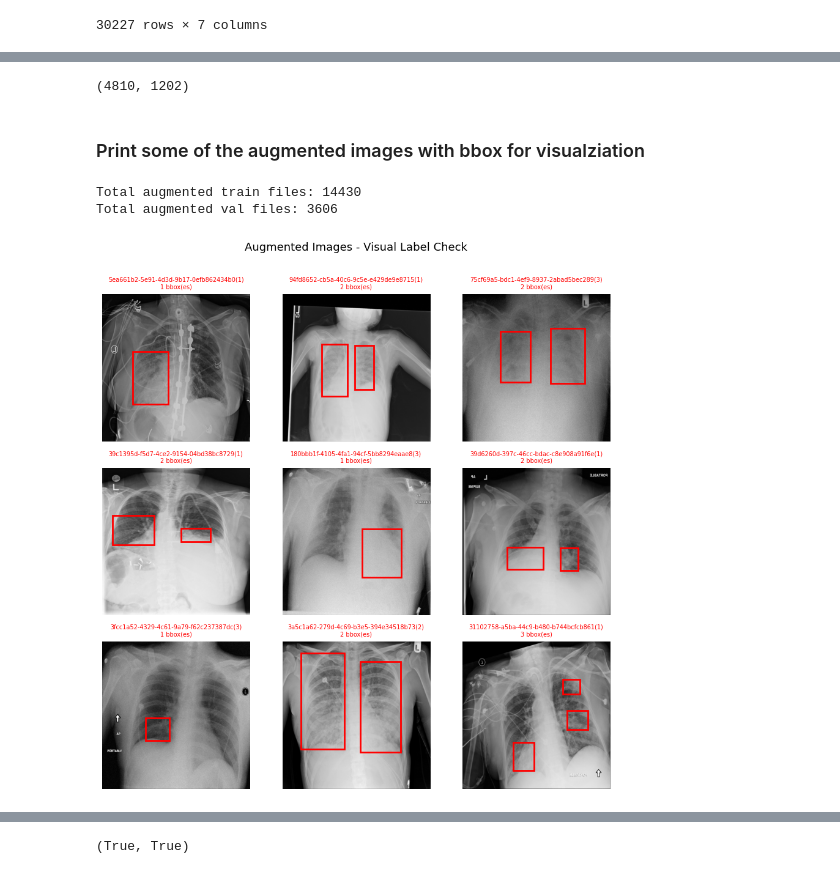
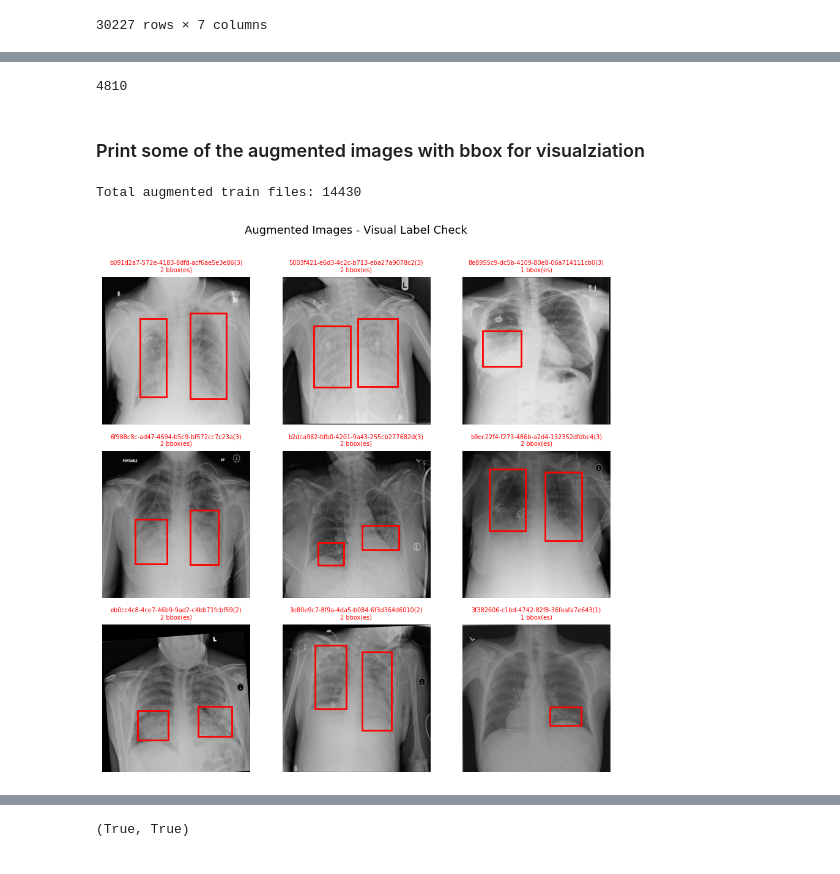
Before and after one commit to kmsmeng/Pneumonia-Detection-Model, a Jupyter notebook: main.ipynb, the cells around one changed output, grey strips where cells are left out. Cells and saved outputs as stored; diff of their text form; code cells hidden in the pictures.

Commit message:
removed aug form val | aug only on train

```diff
--- a/main.ipynb
+++ b/main.ipynb
@@ -1344,10 +1340,10 @@ def create_aug_data(patient_Id, image_dir, split):
 # The only edge case: if one file from a pair is missing, both are rewritten together to keep images and labels in sync.
 # %%
 train_aug_id = train_df[train_df.Target == 1].patientId
-val_aug_id = val_df[val_df.Target == 1].patientId
-len(train_aug_id), len(val_aug_id)
+
+len(train_aug_id)
 # %% [output]
-(4810, 1202)
+4810
 # %%
 ### Augmentation Data Creation
 
@@ -1450,16 +1439,12 @@ def print_augmented_sample(aug_ids, img_dir, label_dir, rows=3, cols=3, seed=Non
 # %%
 # Build full list of augmented file prefixes
 # Format: '{patientId}(1)', '{patientId}(2)', '{patientId}(3)'
 train_aug_prefixes = [f'{pid}({i})' for pid in train_aug_id for i in range(1, 4)]
-val_aug_prefixes = [f'{pid}({i})' for pid in val_aug_id for i in range(1, 4)]
 
 print(f'Total augmented train files: {len(train_aug_prefixes)}') # should be len(train_aug_id) * 3
-print(f'Total augmented val files: {len(val_aug_prefixes)}')
+
+# Visualization of 3x3 grid of augmented training images
+print_augmented_sample(aug_ids=train_aug_prefixes, img_dir=train_yolo_img, label_dir=train_yolo_txt, rows=3, cols=3, seed=None)
 # %% [output]
 Total augmented train files: 14430
-Total augmented val files: 3606
+[figure, added]
-# %%
-# Visualization of 3x3 grid of augmented training images
-print_augmented_sample(aug_ids=train_aug_prefixes, img_dir=train_yolo_img, label_dir=train_yolo_txt, rows=3, cols=3, seed=None)
-# %% [output]
-[figure, removed]
```
Also changed, not shown: parts of 27 cells of this notebook, 3 other files.
